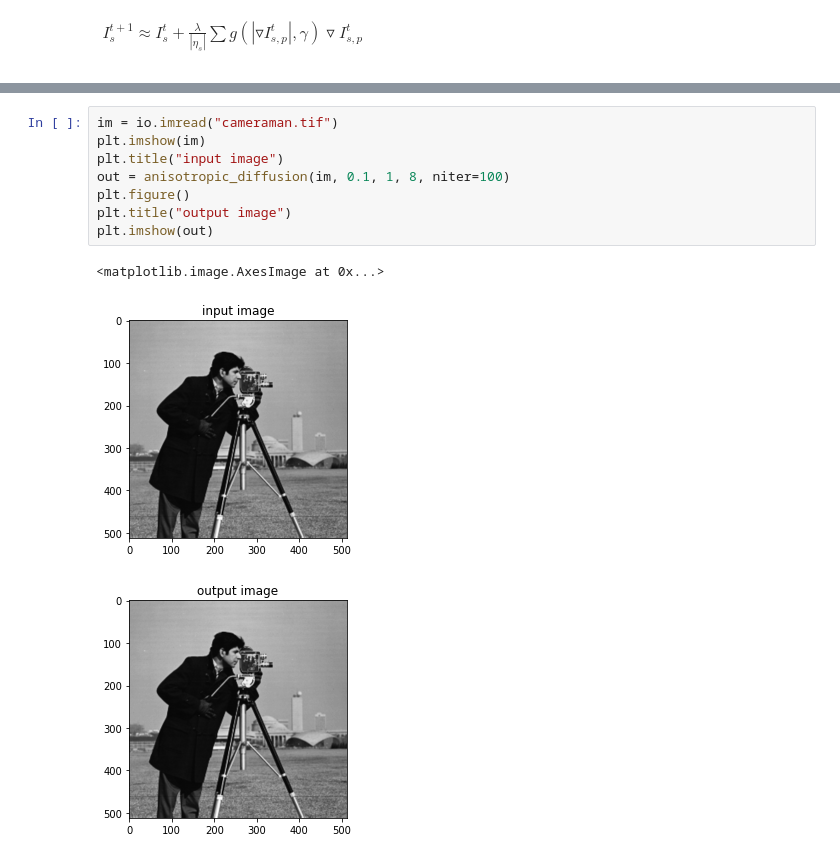
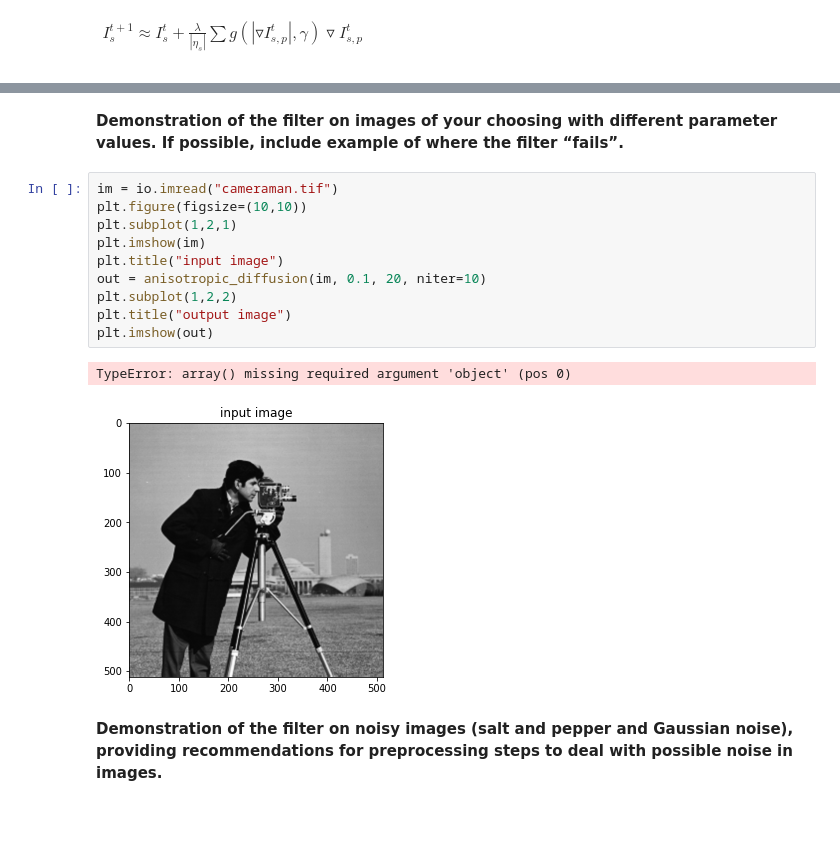
Before and after one commit to ShaneHoughton/anisotropic_diffusion, a Jupyter notebook: Project02.ipynb, the cells around one changed output, grey strips where cells are left out. Saved outputs shown, nothing was run; the diff lists cells and outputs as text; blank space fills up the shorter version.

```diff
--- a/Project02.ipynb
+++ b/Project02.ipynb
@@ -76,12 +104,17 @@ def anisotropic_diffusion(im, gam, lam, n, niter=10):
+# %% [markdown]
+**Demonstration of the filter on images of your choosing with different parameter values. If possible, include example of where the filter “fails”.**
 # %%
 im = io.imread("cameraman.tif")
+plt.figure(figsize=(10,10))
+plt.subplot(1,2,1)
 plt.imshow(im)
 plt.title("input image")
-out = anisotropic_diffusion(im, 0.1, 1, 8, niter=100)
-plt.figure()
+out = anisotropic_diffusion(im, 0.1, 20, niter=10)
+plt.subplot(1,2,2)
 plt.title("output image")
 plt.imshow(out)
 # %% [output]
-<matplotlib.image.AxesImage at 0x...>
+TypeError: array() missing required argument 'object' (pos 0)
-[figure, old version]
+[figure, new version]
-[figure, removed]
+# %% [markdown]
+**Demonstration of the filter on noisy images (salt and pepper and Gaussian noise), providing recommendations for preprocessing steps to deal with possible noise in images.**
```
Also changed, not shown: parts of 10 cells of this notebook.
